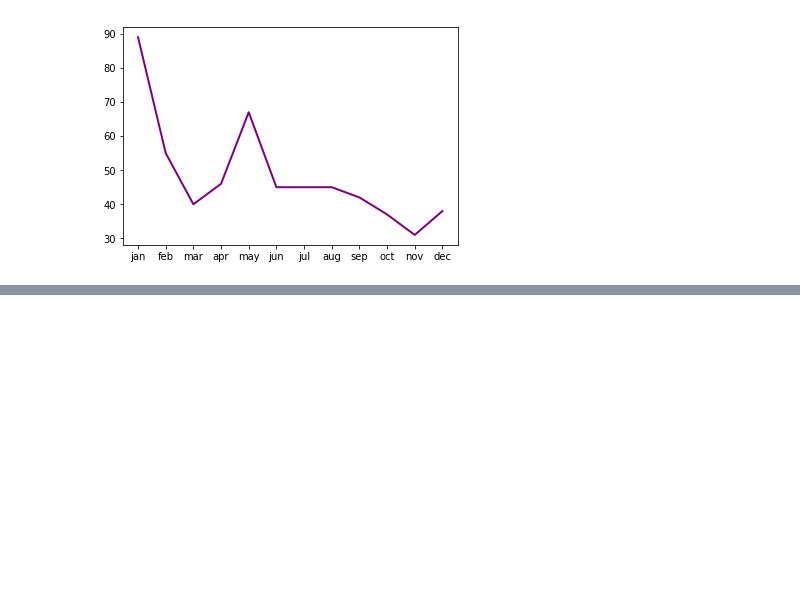
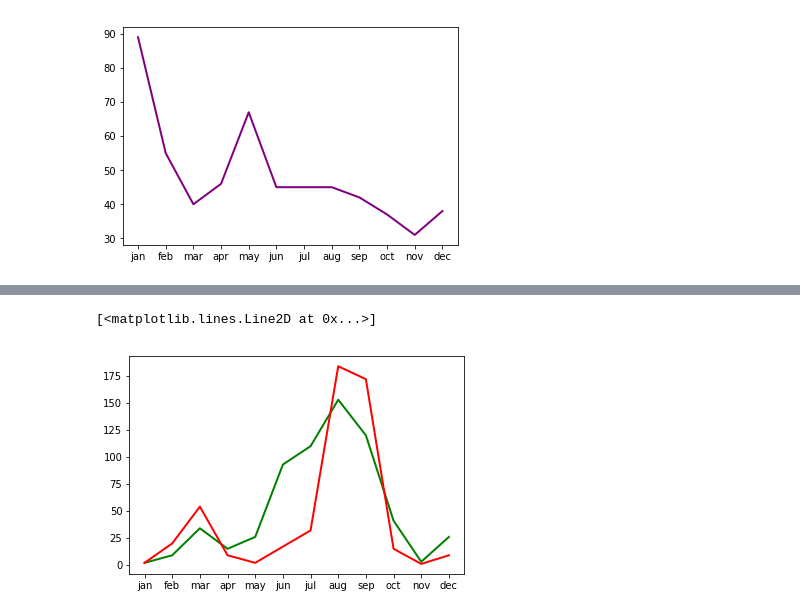
Before and after one commit to coreyebbetswood/ForestFires, a Jupyter notebook: code/forest_fires.ipynb, the cells around one changed output, grey strips where cells are left out. Cells and saved outputs as stored; diff of their text form; code cells hidden in the pictures; blank space fills up the shorter version.

```diff
--- a/code/forest_fires.ipynb
+++ b/code/forest_fires.ipynb
@@ -189,0 +210,6 @@ plt.plot(month_names, month_rh_mean, color="Purple", linestyle="solid", linewidt
+# %%
+plt.plot(month_names, month_dmc_mean, color='Green', linestyle='solid', linewidth=2)
+plt.plot(month_names, month_fire_count, color="Red", linestyle="solid", linewidth=2)
+# %% [output]
+[<matplotlib.lines.Line2D at 0x...>]
+[figure, added]
```
Also changed, not shown: parts of 3 cells of this notebook.
